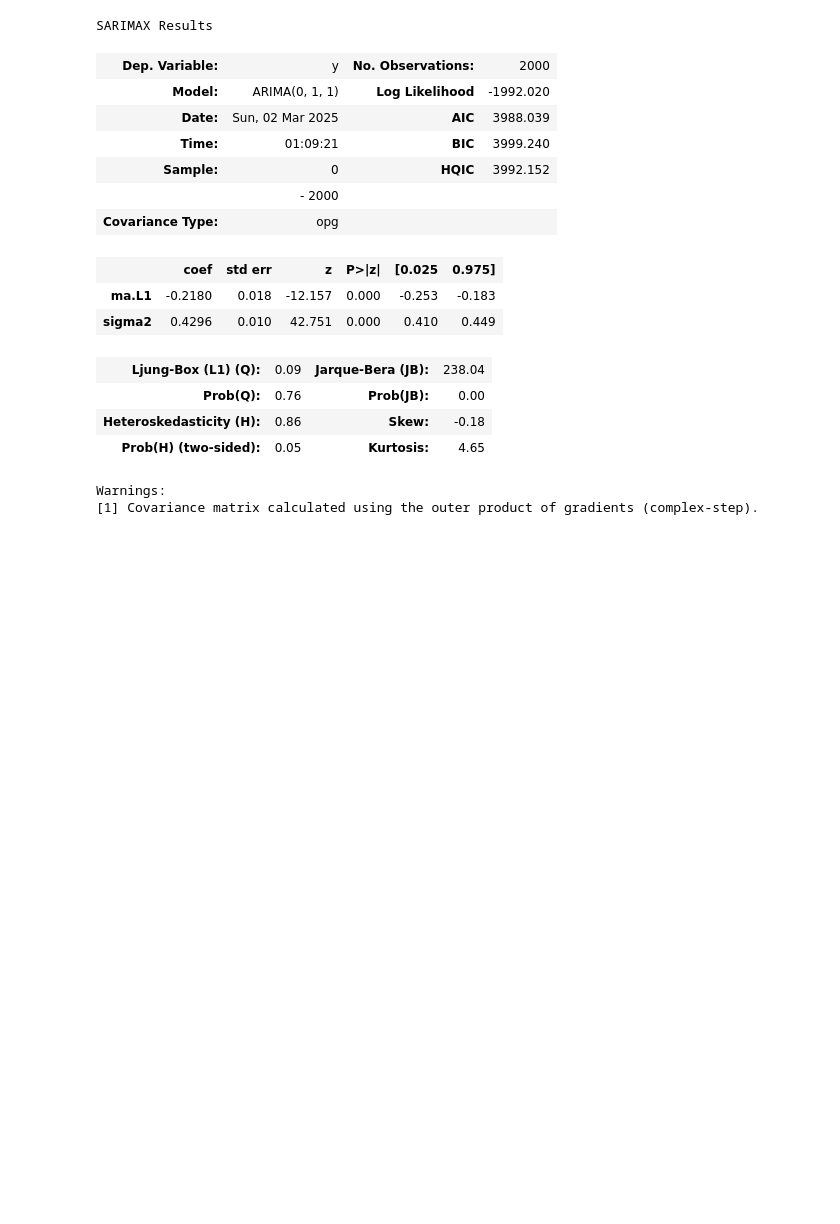
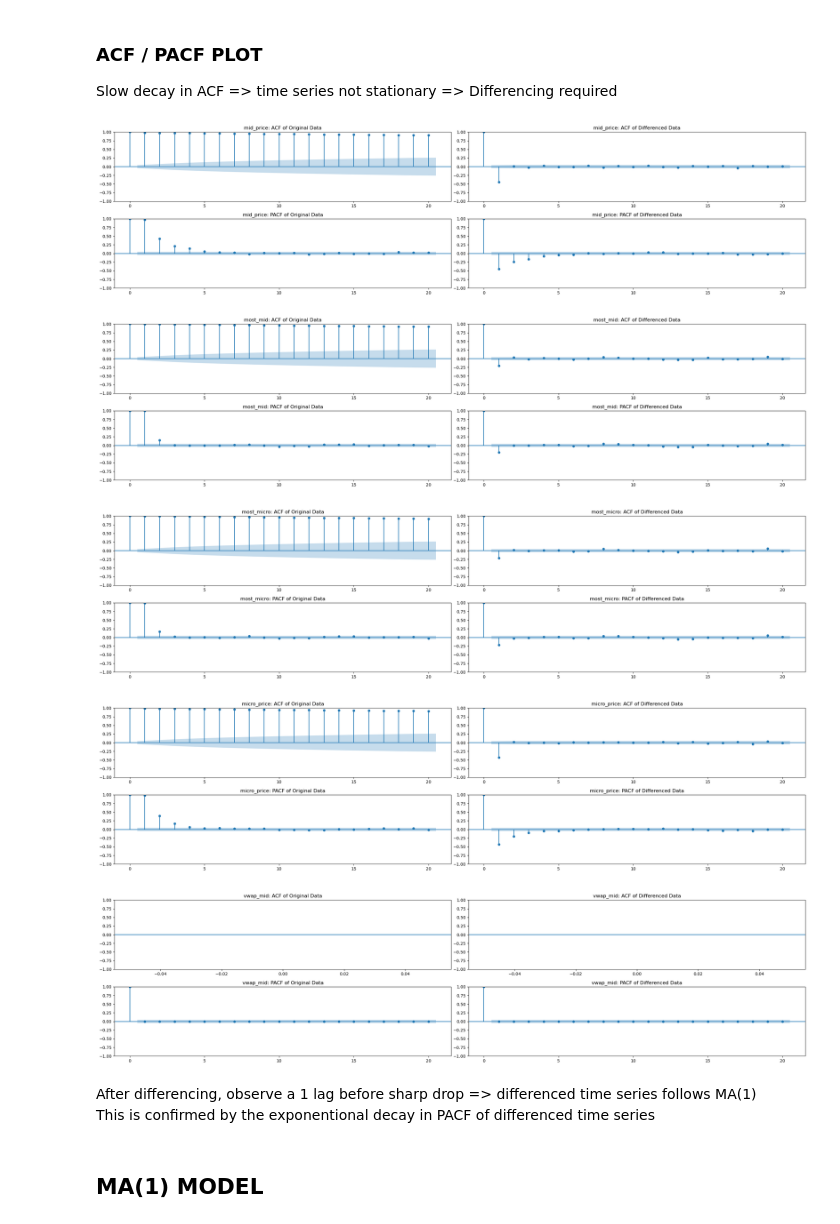
Before and after one commit to edmund870/2025-IMC-Global-Trading-Challenge, a Jupyter notebook: Tutorial/Tutorial EDA.ipynb, the cells around one changed output. Cells and saved outputs as stored; diff of their text form; code cells hidden in the pictures; blank space fills up the shorter version.

```diff
--- a/Tutorial/Tutorial EDA.ipynb
+++ b/Tutorial/Tutorial EDA.ipynb
@@ -8 +11,20 @@ from statsmodels.tsa.stattools import adfuller
 from statsmodels.tsa.arima.model import ARIMA
+# %%
+def plot_acf(df, col):
+    fig, axes = plt.subplots(2, 2, figsize=(24, 6))
+    ax1, ax2, ax3, ax4 = axes.flatten()
+
+    sm.graphics.tsa.plot_acf(df[col].values.squeeze(), lags=20, ax=ax1)
+    ax1.set_title(f"{col}: ACF of Original Data")
+
+    sm.graphics.tsa.plot_acf(df[col].diff().dropna().values.squeeze(), lags=20, ax=ax2)
+    ax2.set_title(f"{col}: ACF of Differenced Data")
+
+    sm.graphics.tsa.plot_pacf(df[col].values.squeeze(), lags=20, ax=ax3)
+    ax3.set_title(f"{col}: PACF of Original Data")
+    sm.graphics.tsa.plot_pacf(df[col].diff().dropna().values.squeeze(), lags=20, ax=ax4)
+    ax4.set_title(f"{col}: PACF of Differenced Data")
+
+    plt.tight_layout()
+
+    plt.show()
@@ -13,0 +103,8 @@ data = pd.read_csv(
+# %%
+prices = [
+    "mid_price",
+    "most_mid",
+    "most_micro",
+    "micro_price",
+    "vwap_mid",
+]
@@ -162,21 +135,17 @@ sm.graphics.tsa.plot_acf(vwap_mid.diff().dropna().values.squeeze(), lags=20);
-# %%
-vwap_mid_arima = ARIMA((bid_vwap + ask_vwap).values, order=(0, 1, 1)).fit()
-vwap_mid_arima.summary()
-# %% [output]
-SARIMAX Results
-| Dep. Variable: | y | No. Observations: | 2000 |
-| Model: | ARIMA(0, 1, 1) | Log Likelihood | -1992.020 |
-| Date: | Sun, 02 Mar 2025 | AIC | 3988.039 |
-| Time: | 01:09:21 | BIC | 3999.240 |
-| Sample: | 0 | HQIC | 3992.152 |
-|  | - 2000 |  |  |
-| Covariance Type: | opg |  |  |
-|  | coef | std err | z | P>|z| | [0.025 | 0.975] |
-| ma.L1 | -0.2180 | 0.018 | -12.157 | 0.000 | -0.253 | -0.183 |
-| sigma2 | 0.4296 | 0.010 | 42.751 | 0.000 | 0.410 | 0.449 |
-| Ljung-Box (L1) (Q): | 0.09 | Jarque-Bera (JB): | 238.04 |
-| Prob(Q): | 0.76 | Prob(JB): | 0.00 |
-| Heteroskedasticity (H): | 0.86 | Skew: | -0.18 |
-| Prob(H) (two-sided): | 0.05 | Kurtosis: | 4.65 |
-Warnings:
-[1] Covariance matrix calculated using the outer product of gradients (complex-step).
+# %% [markdown]
+### ACF / PACF PLOT
+Slow decay in ACF => time series not stationary => Differencing required
+# %%
+for price in prices:
+    plot_acf(df=kelp, col=price)
+# %% [output]
+[figure, added]
+[figure, added]
+[figure, added]
+[figure, added]
+[figure, added]
+# %% [markdown]
+After differencing, observe a 1 lag before sharp drop => differenced time series follows MA(1) \
+This is confirmed by the exponentional decay in PACF of differenced time series
+# %% [markdown]
+## MA(1) MODEL
```
Also changed, not shown: parts of 40 cells of this notebook.
